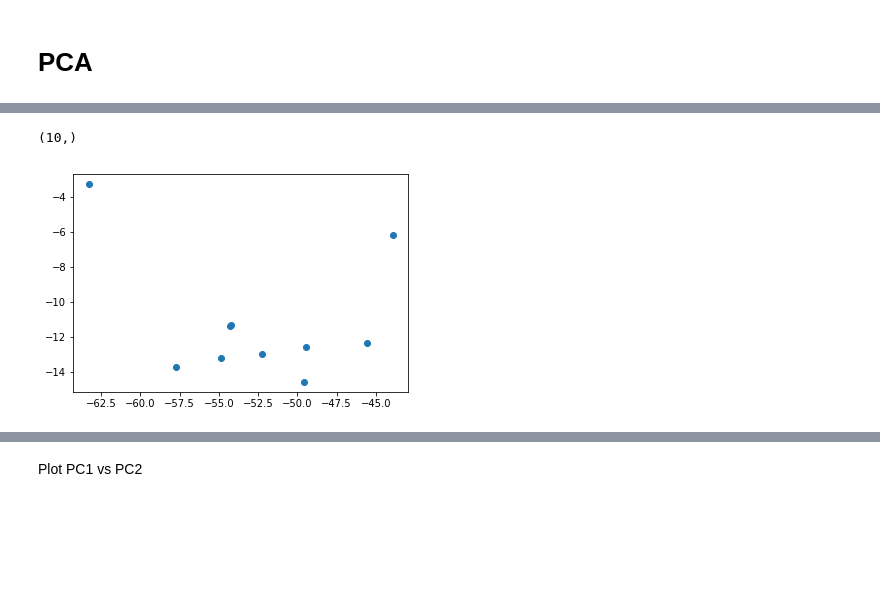
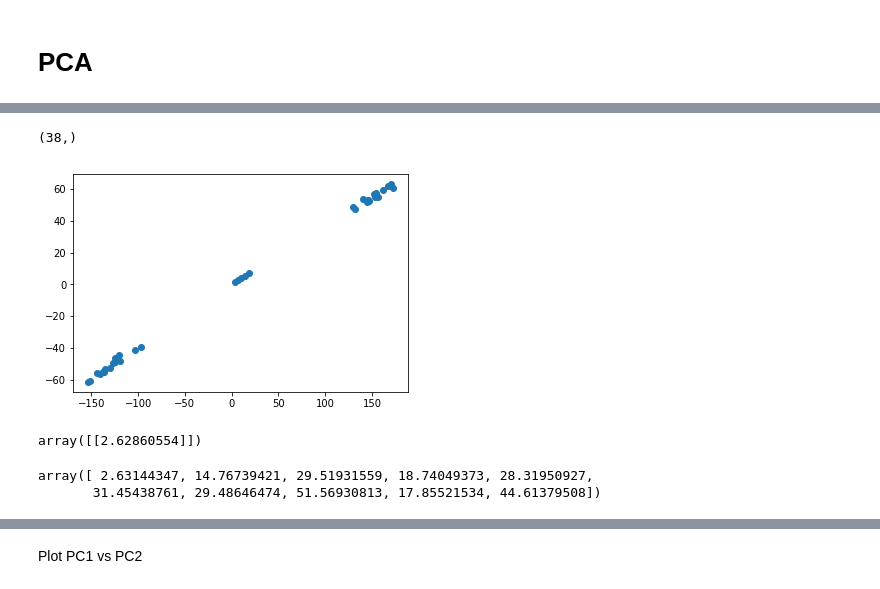
Before and after one commit to ChiChunLiu/pcshrink, a Jupyter notebook: notebooks/holdout-method.ipynb, the cells around one changed output, grey strips where cells are left out. Cells and saved outputs as stored; diff of their text form; code cells hidden in the pictures; blank space fills up the shorter version.

Commit message:
added the shrinkage factor

```diff
--- a/notebooks/holdout-method.ipynb
+++ b/notebooks/holdout-method.ipynb
@@ -22,0 +134,4 @@ print(data.n, data.p)
+# %%
+Y = data.Y[:, idx]
+p, n = Y.shape
+print(p, n)
@@ -24,7 +141,7 @@ print(data.n, data.p)
 Find snps that are too rare or too common
 # %%
 # use allele frequency estimator from Price et al. 2006
-f = (1. + np.nansum(data.Y, axis=1)) / (2 + (2. * data.n))
+f = (1. + np.nansum(Y, axis=1)) / (2 + (2. * n))
 
 # keep snps that aren't too rare or common
 snp_idx = np.where((f > .02) & (f < .98))[0]
@@ -34,7 +151,7 @@ print(f.shape, snp_idx.shape)
 # %% [markdown]
 Mean center and scale and impute missing values to 0
 # %%
-Z = data.Y[snp_idx, :]
+Z = Y[snp_idx, :]
 
 # mean genotype
 mu = np.nanmean(Z, axis=1).reshape(len(snp_idx), 1)
@@ -82,6 +209,7 @@ Wall time: 1min 15s
 # %%
-plt.scatter(cor.L_shrunk[:, 0], -cor.L_shrunk[:, 1])
-#plt.scatter(pc.L[pc.samp_idx, 0], pc.L_shrunk[:, 0])
+plt.scatter(cor.L[:, 0], cor.L_shrunk[:, 0])
+cor.L_shrunk[:, 0].shape
+cor.L[:, 0].shape
 # %% [output]
-(10,)
+(38,)
-[figure, old version]
+[figure, new version]
@@ -92,0 +216,21 @@ plt.scatter(pc.L[:, 0], -pc.L[:, 1])
+# %%
+from sklearn import linear_model
+regr = linear_model.LinearRegression(fit_intercept=False, normalize=False)
+regr.fit(cor.L_shrunk[:,0].reshape(n, 1), cor.L[:, 0].reshape(n, 1))
+regr.coef_
+# %% [output]
+array([[2.62860554]])
+# %%
+mean_pc_scores = np.mean(cor.L**2, axis=0)
+
+# mean pc scores using the projected samples
+mean_pred_pc_scores = np.mean(cor.L_shrunk**2, axis=0)
+
+## jackknife estimate of the shrinkage factor
+tau = 1 / np.sqrt((mean_pred_pc_scores) / (mean_pc_scores))
+tau
+
+cor.tau
+# %% [output]
+array([ 2.63144347, 14.76739421, 29.51931559, 18.74049373, 28.31950927,
+       31.45438761, 29.48646474, 51.56930813, 17.85521534, 44.61379508])
```
Also changed, not shown: parts of 19 cells of this notebook, 1 other file.
